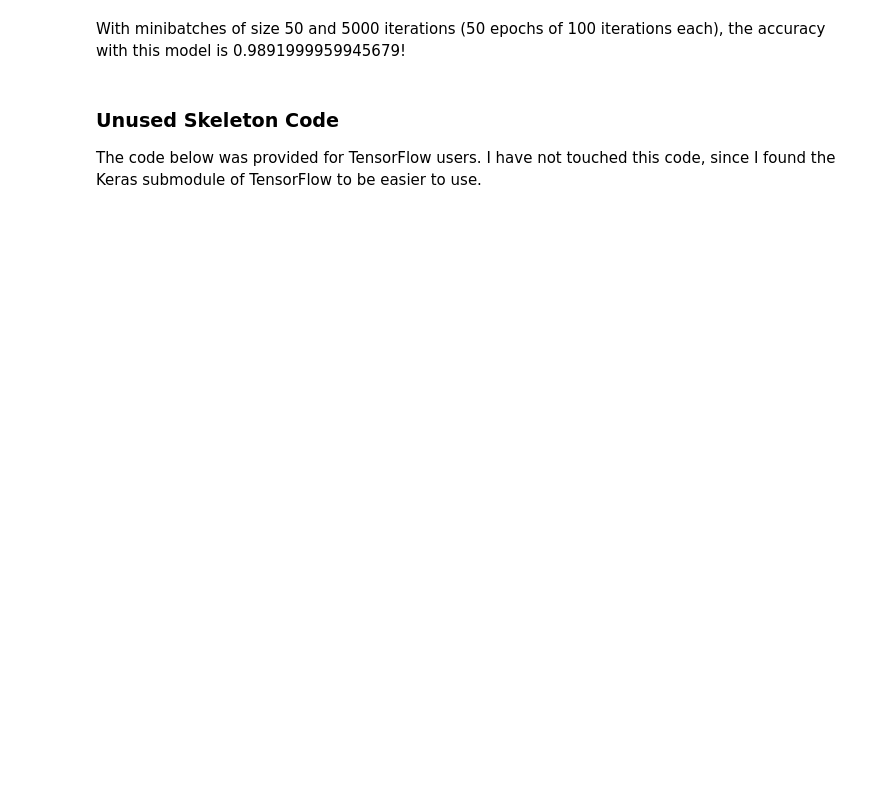
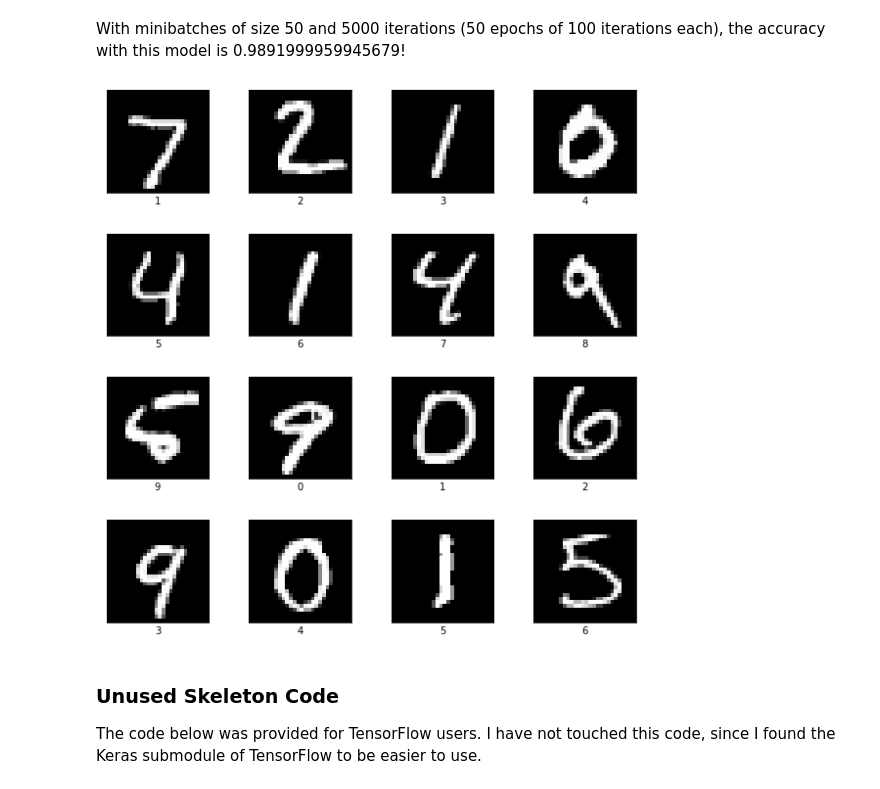
Before and after one commit to cxhiggins/ml, a Jupyter notebook: lab-3/convnets.ipynb, the cells around one changed output. Cells and saved outputs as stored; diff of their text form; code cells hidden in the pictures; blank space fills up the shorter version.

```diff
--- a/lab-3/convnets.ipynb
+++ b/lab-3/convnets.ipynb
@@ -132,19 +172,21 @@ With minibatches of size 50 and 5000 iterations (50 epochs of 100 iterations eac
 # %%
 def visualize_prediction(image_data):
   assert(len(image_data) >= 16)
   predictions = list(map(np.argmax, model.predict(image_data[:16].reshape(16, 28, 28, 1))))
 
   fig = plt.figure()
   for i in range(16):
       ax = fig.add_subplot(4, 4, i + 1)
       ax.set_xticks(())
       ax.set_yticks(())
       ax.imshow(image_data[i].reshape(28, 28), cmap='Greys_r')
       ax.set_xlabel(predictions[i])
 
   fig.subplots_adjust(hspace=0.4)
 
-visualize_prediction(test_images[16:32])
+visualize_prediction(test_images[:16])
+# %% [output]
+[figure, added]
 # %% [markdown]
 ### Unused Skeleton Code
 The code below was provided for TensorFlow users. I have not touched this code, since I found the Keras submodule of TensorFlow to be easier to use.
```
Also changed, not shown: parts of 7 cells of this notebook, 6 other files.
